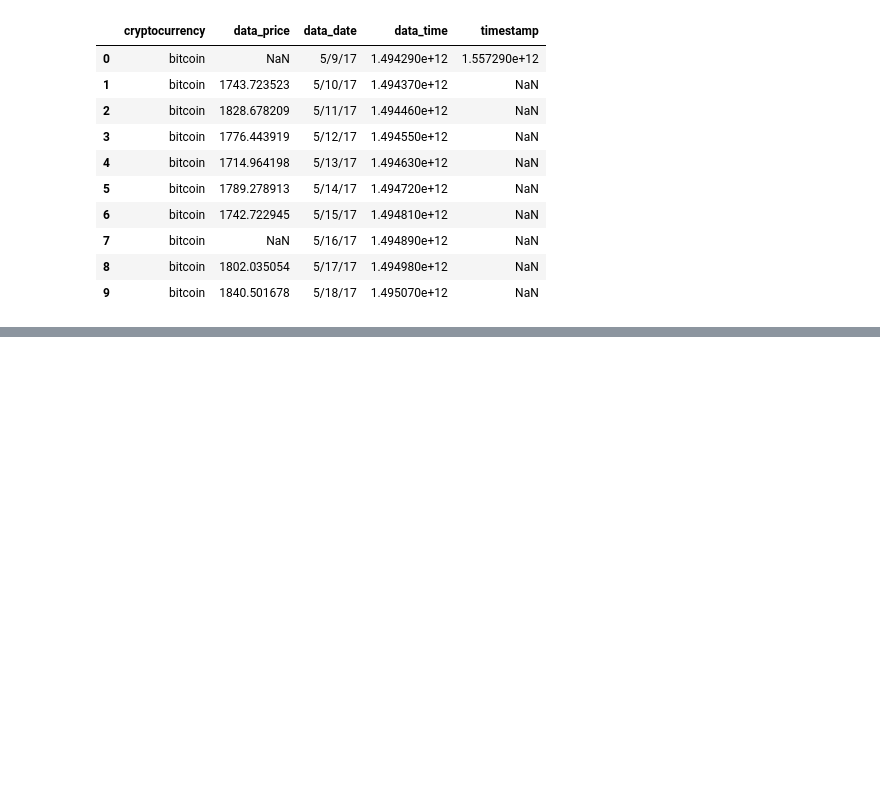
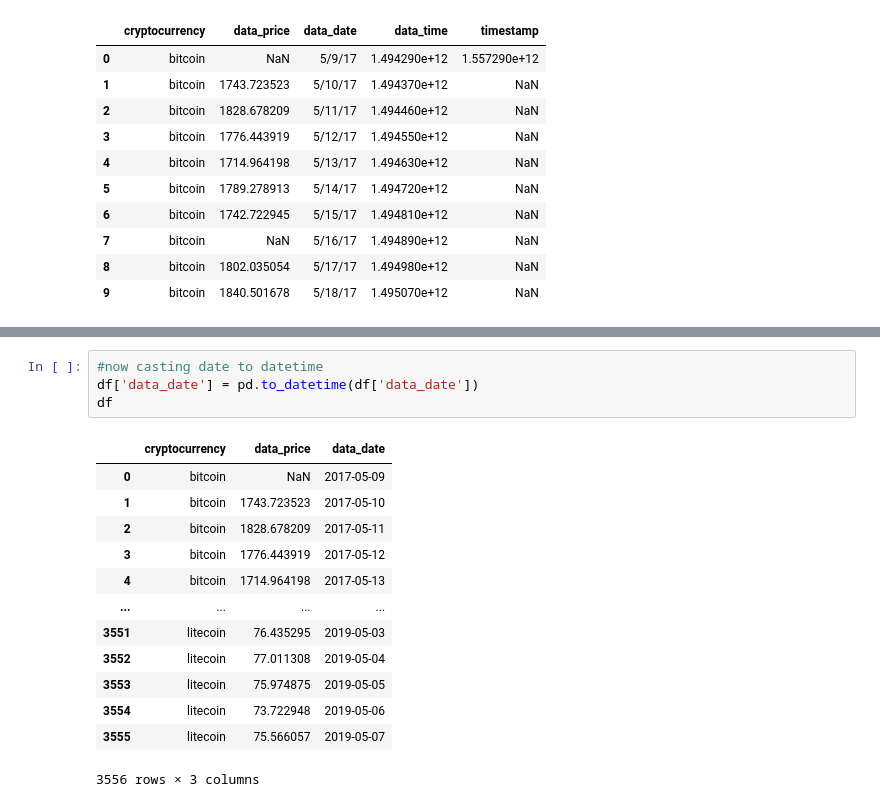
Before and after one commit to satishsurath/OnlineResources, a Jupyter notebook: PythonJupyterNotebooks/Week3-Day3-Activity3.ipynb, the cells around one changed output, grey strips where cells are left out. Saved outputs shown, nothing was run; the diff lists cells and outputs as text; blank space fills up the shorter version.

```diff
--- a/PythonJupyterNotebooks/Week3-Day3-Activity3.ipynb
+++ b/PythonJupyterNotebooks/Week3-Day3-Activity3.ipynb
@@ -18,0 +46,18 @@ df.head(10)
+# %%
+#now casting date to datetime
+df['data_date'] = pd.to_datetime(df['data_date'])
+df
+# %% [output]
+|  | cryptocurrency | data_price | data_date |
+| 0 | bitcoin | NaN | 2017-05-09 |
+| 1 | bitcoin | 1743.723523 | 2017-05-10 |
+| 2 | bitcoin | 1828.678209 | 2017-05-11 |
+| 3 | bitcoin | 1776.443919 | 2017-05-12 |
+| 4 | bitcoin | 1714.964198 | 2017-05-13 |
+| ... | ... | ... | ... |
+| 3551 | litecoin | 76.435295 | 2019-05-03 |
+| 3552 | litecoin | 77.011308 | 2019-05-04 |
+| 3553 | litecoin | 75.974875 | 2019-05-05 |
+| 3554 | litecoin | 73.722948 | 2019-05-06 |
+| 3555 | litecoin | 75.566057 | 2019-05-07 |
+3556 rows × 3 columns
```
Also changed, not shown: parts of 9 cells of this notebook.
